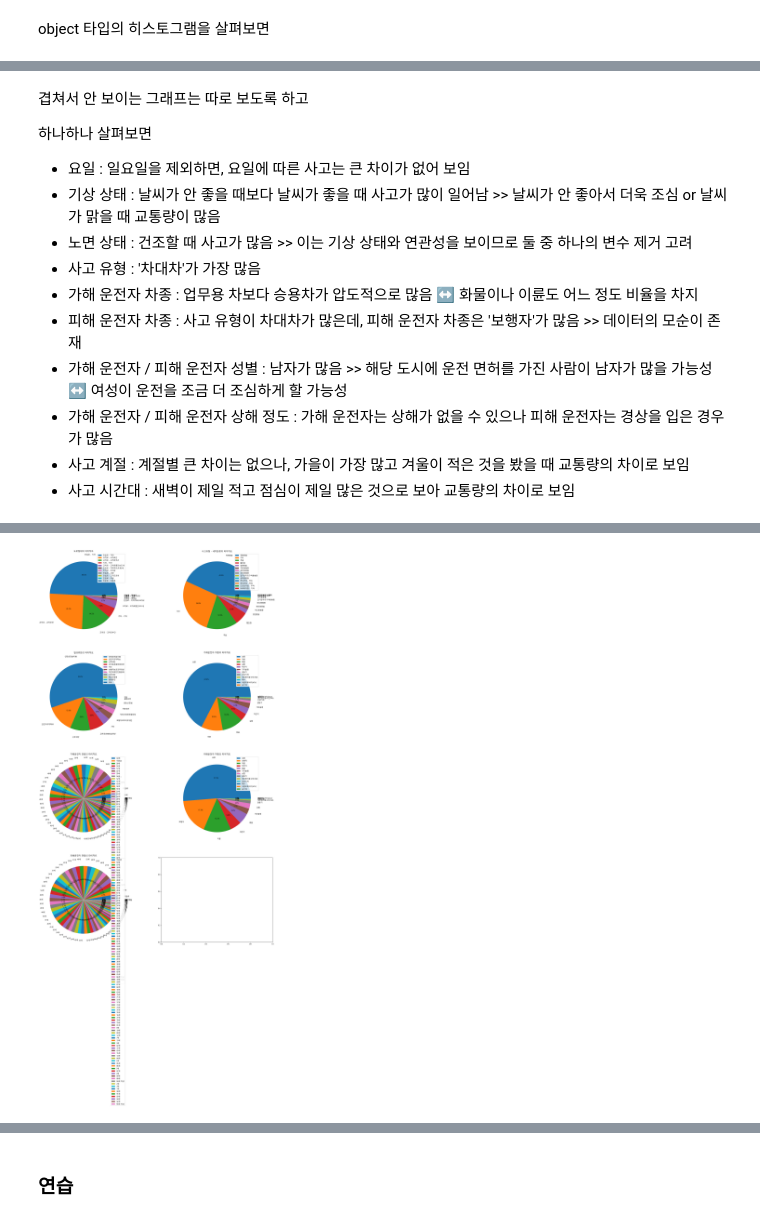
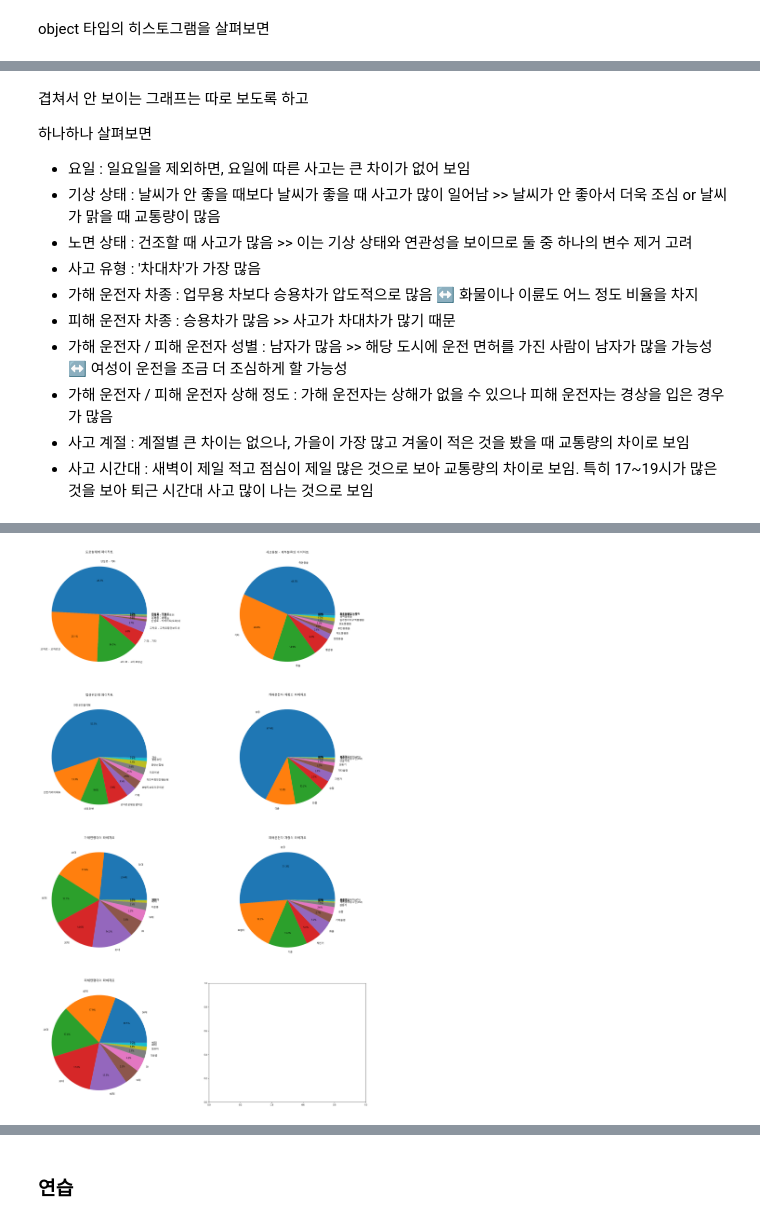
Before and after one commit to nyeokinyeoki/dacon_accident, a Jupyter notebook: accident.ipynb, the cells around one changed output, grey strips where cells are left out. Cells and saved outputs as stored; diff of their text form; code cells hidden in the pictures.

```diff
--- a/accident.ipynb
+++ b/accident.ipynb
@@ -278,3 +278,22 @@ ID             0
 부상자수           0
 ECLO           0
 dtype: int64
+# %%
+# 가해 연령 / 피해 연령 범주화
+
+df_train["가해연령_수정"] = df_train["가해운전자 연령"].str.extract(r"([0-9]+)세")
+df_train["피해연령_수정"] = df_train["피해운전자 연령"].str.extract(r"([0-9]+)세")
+
+df_train[["가해연령_수정","피해연령_수정"]] = df_train[["가해연령_수정","피해연령_수정"]].fillna('9999')
+
+df_train[["가해연령_수정","피해연령_수정"]] = df_train[["가해연령_수정","피해연령_수정"]].astype(int)
+
+df_train["가해연령대"] = pd.cut(x=df_train["가해연령_수정"], bins=[0,10,20,30,40,50,60,70,80,90,100,150,10000],
+                           labels=["영유아", "10대", "20대", "30대", "40대", "50대", "60대", "70", "80대", "90대", "100세 이상", "미분류"],
+                           include_lowest=True)
+
+df_train["피해연령대"] = pd.cut(x=df_train["피해연령_수정"], bins=[0,10,20,30,40,50,60,70,80,90,100,150,10000],
+                           labels=["영유아", "10대", "20대", "30대", "40대", "50대", "60대", "70", "80대", "90대", "100세 이상", "미분류"],
+                           include_lowest=True)
+
+df_train[df_train["가해연령_수정"]==9999]
@@ -862,7 +895,7 @@ df_train_join[["사고일시", "사고 월", "사고 시각","사고 계절","
 | 39608 | 2021-12-31 23:00:00 | 12 | 23 | 겨울 | 저녁 |
 39609 rows × 5 columns
 # %%
-object_select = df_train_join.select_dtypes("object").drop(["ID"], axis=1)
+object_select = df_train_join.select_dtypes("object").drop(["ID", "가해운전자 연령", "가해연령_수정", "피해운전자 연령", "피해연령_수정"], axis=1)
 
 object_select
 # %% [output]
@@ -900,0 +934,14 @@ plt.show
+# %%
+fig, axes = plt.subplots(figsize=(12,5), nrows=1, ncols=2)
+plt.rcParams["font.family"] = "Malgun Gothic"
+plt.rcParams["axes.unicode_minus"] = False
+
+axes[0].hist(df_train_join["사고 월"], color="lightgreen", align="mid", bins=12)
+axes[0].set_xticks([i for i in range(1,13)])
+axes[0].set_title("사고 월의 히스토그램")
+axes[1].hist(df_train_join["사고 시각"], color="lightgreen", align="mid", bins=24)
+axes[1].set_xticks([i for i in range(24)])
+axes[1].set_title("사고 시각의 히스토그램")
+
+
+plt.show
@@ -908,11 +958,11 @@ plt.show
 - 노면 상태 : 건조할 때 사고가 많음 >> 이는 기상 상태와 연관성을 보이므로 둘 중 하나의 변수 제거 고려
 - 사고 유형 : '차대차'가 가장 많음
 - 가해 운전자 차종 : 업무용 차보다 승용차가 압도적으로 많음 ↔ 화물이나 이륜도 어느 정도 비율을 차지
-- 피해 운전자 차종 : 사고 유형이 차대차가 많은데, 피해 운전자 차종은 '보행자'가 많음 >> 데이터의 모순이 존재
+- 피해 운전자 차종 : 승용차가 많음 >> 사고가 차대차가 많기 때문
 - 가해 운전자 / 피해 운전자 성별 : 남자가 많음 >> 해당 도시에 운전 면허를 가진 사람이 남자가 많을 가능성 ↔ 여성이 운전을 조금 더 조심하게 할 가능성
 - 가해 운전자 / 피해 운전자 상해 정도 : 가해 운전자는 상해가 없을 수 있으나 피해 운전자는 경상을 입은 경우가 많음
 - 사고 계절 : 계절별 큰 차이는 없으나, 가을이 가장 많고 겨울이 적은 것을 봤을 때 교통량의 차이로 보임
-- 사고 시간대 : 새벽이 제일 적고 점심이 제일 많은 것으로 보아 교통량의 차이로 보임
+- 사고 시간대 : 새벽이 제일 적고 점심이 제일 많은 것으로 보아 교통량의 차이로 보임. 특히 17~19시가 많은 것을 보아 퇴근 시간대 사고 많이 나는 것으로 보임
 # %%
 df_train_join["사고유형 - 세부분류"].value_counts()
 # %% [output]
@@ -935,21 +985,21 @@ Name: count, dtype: int64
 # %%
 fig, axes = plt.subplots(figsize=(25,40), nrows=4, ncols=2)
 plt.rcParams["font.family"] = "Malgun Gothic"
 plt.rcParams["axes.unicode_minus"] = False
 
 col_ob_sel = object_select.columns
 
-List_pie = ['도로형태', '사고유형 - 세부분류', '법규위반', '가해운전자 차종', '가해운전자 연령', '피해운전자 차종', '피해운전자 연령']
+List_pie = ['도로형태', '사고유형 - 세부분류', '법규위반', '가해운전자 차종', '가해연령대', '피해운전자 차종', '피해연령대']
 
 for L in range(len(List_pie)) :
     ax = axes[L//2][L%2]
 
     val_cnt = df_train_join[List_pie[L]].value_counts()
 
-    ax.pie(val_cnt, labels=val_cnt.index, labeldistance=1.2, autopct="%.1f%%")
+    ax.pie(val_cnt, labels=val_cnt.index, pctdistance=0.7, autopct="%.1f%%")
     ax.set_title(List_pie[L]+"의 파이차트")
-    ax.legend(loc="upper right")
+    # ax.legend(loc="upper right")
 
 plt.show()
 # %% [output]
-[figure, old version]
+[figure, new version]
```
Also changed, not shown: parts of 7 cells of this notebook.
